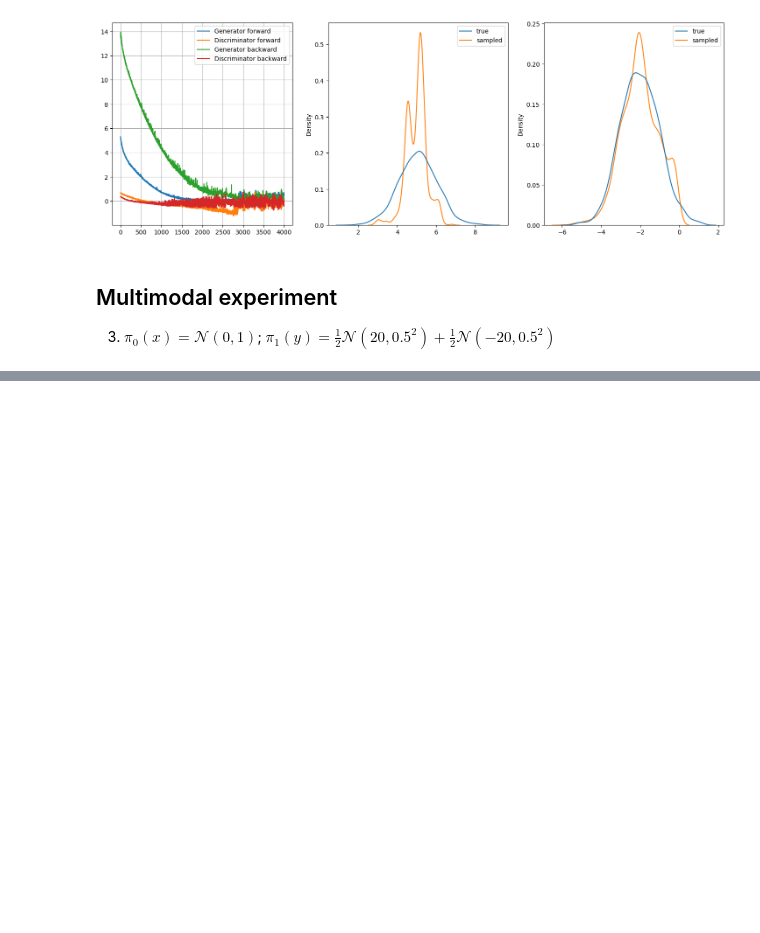
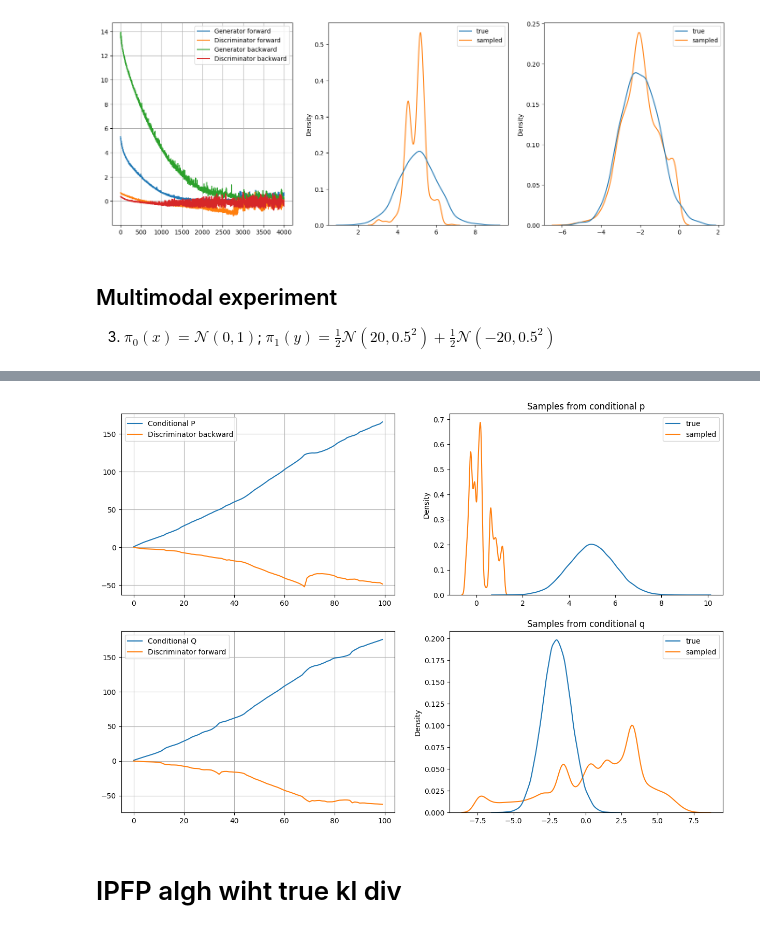
Before and after one commit to gregkseno/masters-thesis, a Jupyter notebook: code/main.ipynb, the cells around one changed output, grey strips where cells are left out. Drawn from its saved outputs; the diff is of its cells as text; code cells hidden in the pictures; blank space fills up the shorter version.

```diff
--- a/code/main.ipynb
+++ b/code/main.ipynb
@@ -874,0 +1276,12 @@ plt.show()
+# %%
+class OneVariateDataset(Dataset):
+    def __init__(self, size):
+        self.size = size
+        self.circles = Normal(-2, 1).sample([size, 1])
+        self.moons = Normal(5, 1).sample([size, 1])
+
+    def __len__(self):
+        return self.size
+
+    def __getitem__(self, idx):
+        return self.circles[idx], self.moons[idx]
@@ -874,0 +1323,34 @@ plt.show()
+# %%
+fig, axs = plt.subplots(2, 2, figsize=(15, 10))
+# Plot losses
+axs[0][0].plot(losses['cond_p'], label='Conditional P')
+axs[0][0].plot(losses['disc_b'], label='Discriminator backward')
+axs[0][0].grid()
+axs[0][0].legend()
+
+axs[1][0].plot(losses['cond_q'], label='Conditional Q')
+axs[1][0].plot(losses['disc_f'], label='Discriminator forward')
+axs[1][0].grid()
+axs[1][0].legend()
+
+# Plot samples
+n_samples = 2000
+true_x, true_y = dataset[:]
+
+sampled_x = conditional_q.sample(true_y).detach().numpy()
+df_x = {'true': true_x.squeeze(), 'sampled': sampled_x.squeeze()}
+df_x = pd.DataFrame(df_x)
+sns.kdeplot(df_x, ax=axs[1][1])
+axs[1][1].set_title("Samples from conditional q")
+
+sampled_y = conditional_p.sample(true_x).detach().numpy()
+df_y = {'true': true_y.squeeze(), 'sampled': sampled_y.squeeze()}
+df_y = pd.DataFrame(df_y)
+sns.kdeplot(df_y, ax=axs[0][1])
+axs[0][1].set_title("Samples from conditional p")
+
+plt.show()
+# %% [output]
+[figure, added]
+# %% [markdown]
+# IPFP algh wiht true kl div
```
Also changed, not shown: parts of 31 cells of this notebook, 1 other file.
